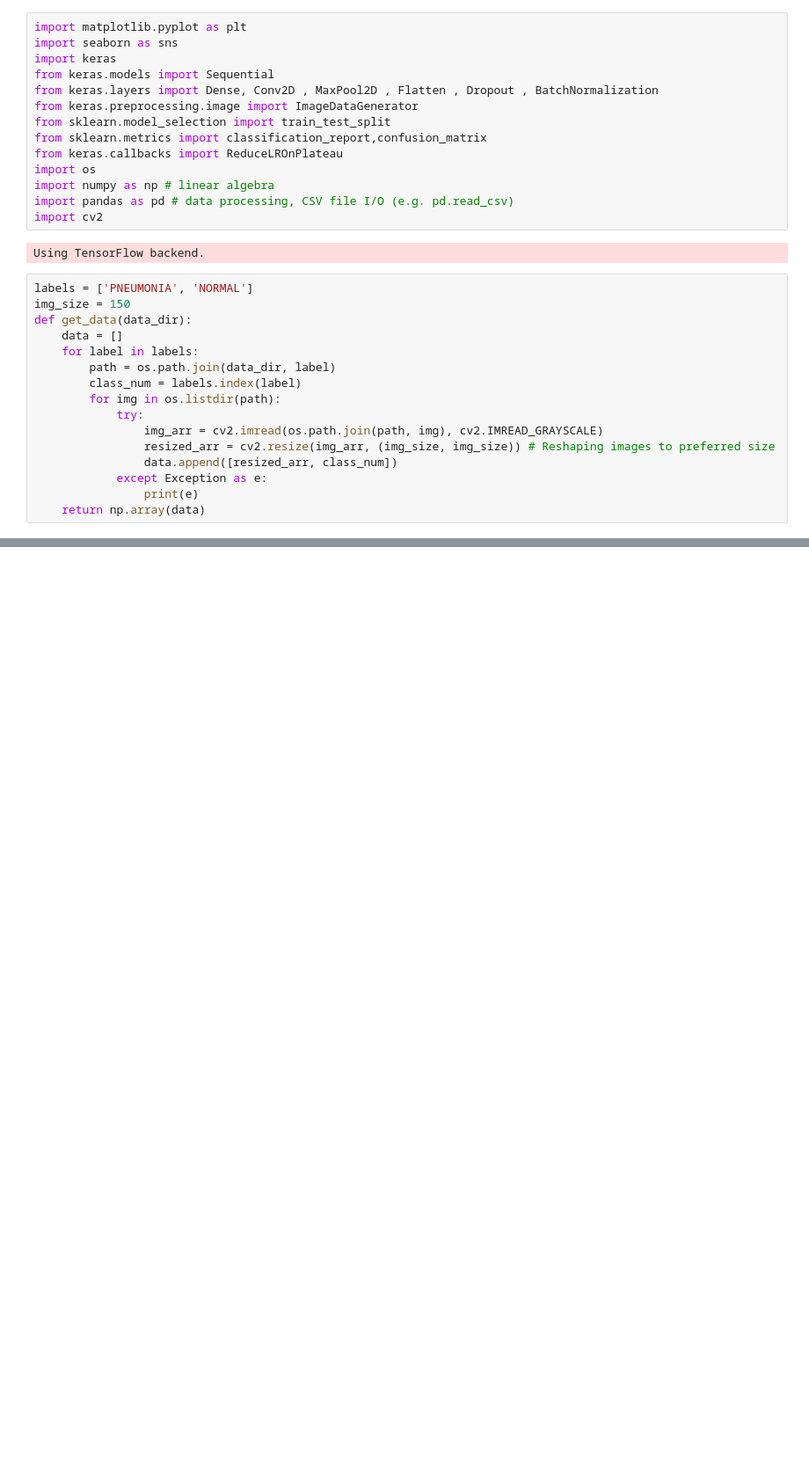
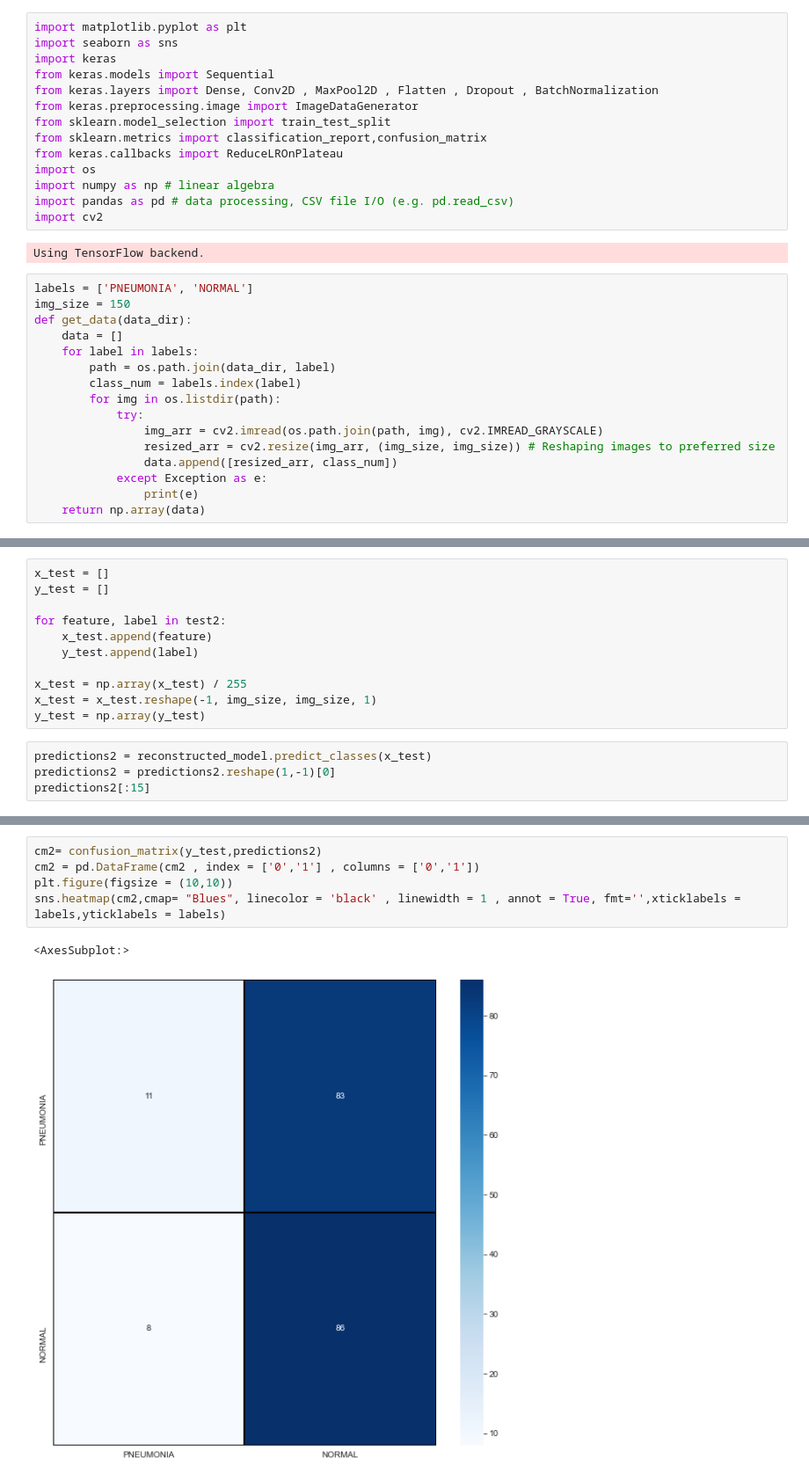
Before and after one commit to drdips/xray_pneumonia, a Jupyter notebook: model_testing.ipynb, the cells around one changed output, grey strips where cells are left out. Shown: that part at 88% size. Drawn from its saved outputs; the diff is of its cells as text; blank space fills up the shorter version.

```diff
--- a/model_testing.ipynb
+++ b/model_testing.ipynb
@@ -84,0 +89,15 @@ sns.heatmap(cm2,cmap= "Blues", linecolor = 'black' , linewidth = 1 , annot = Tru
+# %%
+x_test = []
+y_test = []
+
+for feature, label in test2:
+    x_test.append(feature)
+    y_test.append(label)
+
+x_test = np.array(x_test) / 255
+x_test = x_test.reshape(-1, img_size, img_size, 1)
+y_test = np.array(y_test)
+# %%
+predictions2 = reconstructed_model.predict_classes(x_test)
+predictions2 = predictions2.reshape(1,-1)[0]
+predictions2[:15]
@@ -84,0 +117,8 @@ sns.heatmap(cm2,cmap= "Blues", linecolor = 'black' , linewidth = 1 , annot = Tru
+# %%
+cm2= confusion_matrix(y_test,predictions2)
+cm2 = pd.DataFrame(cm2 , index = ['0','1'] , columns = ['0','1'])
+plt.figure(figsize = (10,10))
+sns.heatmap(cm2,cmap= "Blues", linecolor = 'black' , linewidth = 1 , annot = True, fmt='',xticklabels = labels,yticklabels = labels)
+# %% [output]
+<AxesSubplot:>
+[figure, added]
```
Also changed, not shown: parts of 20 cells of this notebook, 1 other file.
